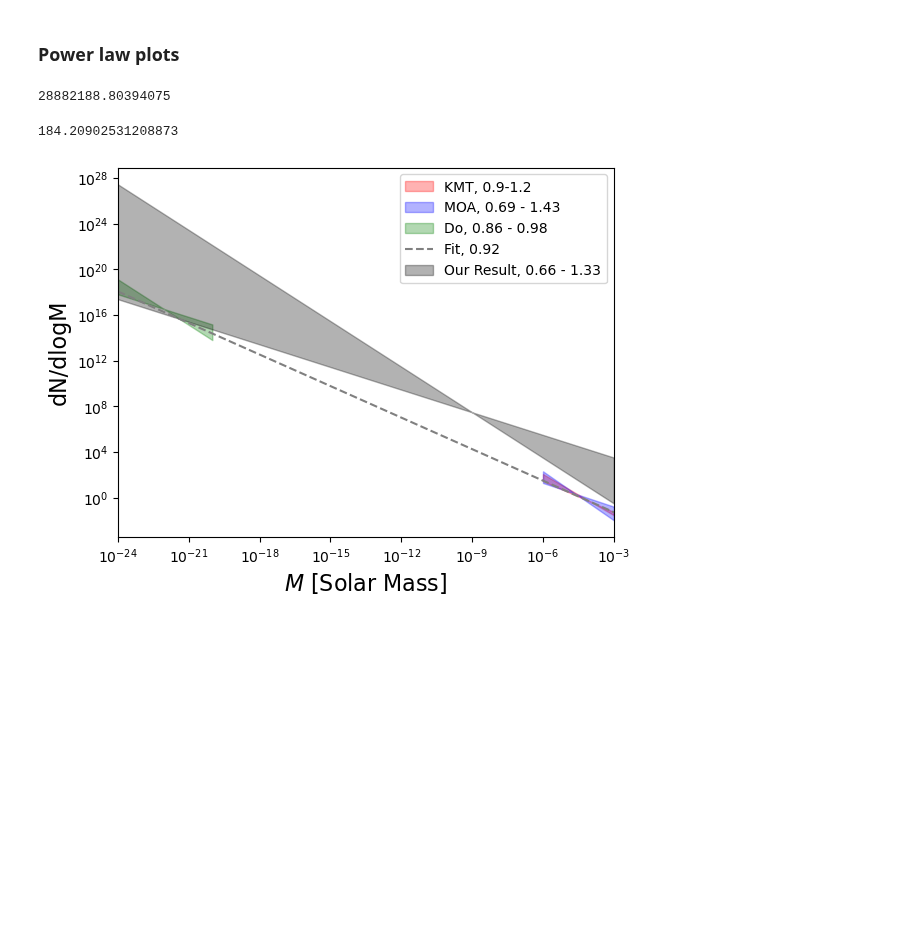
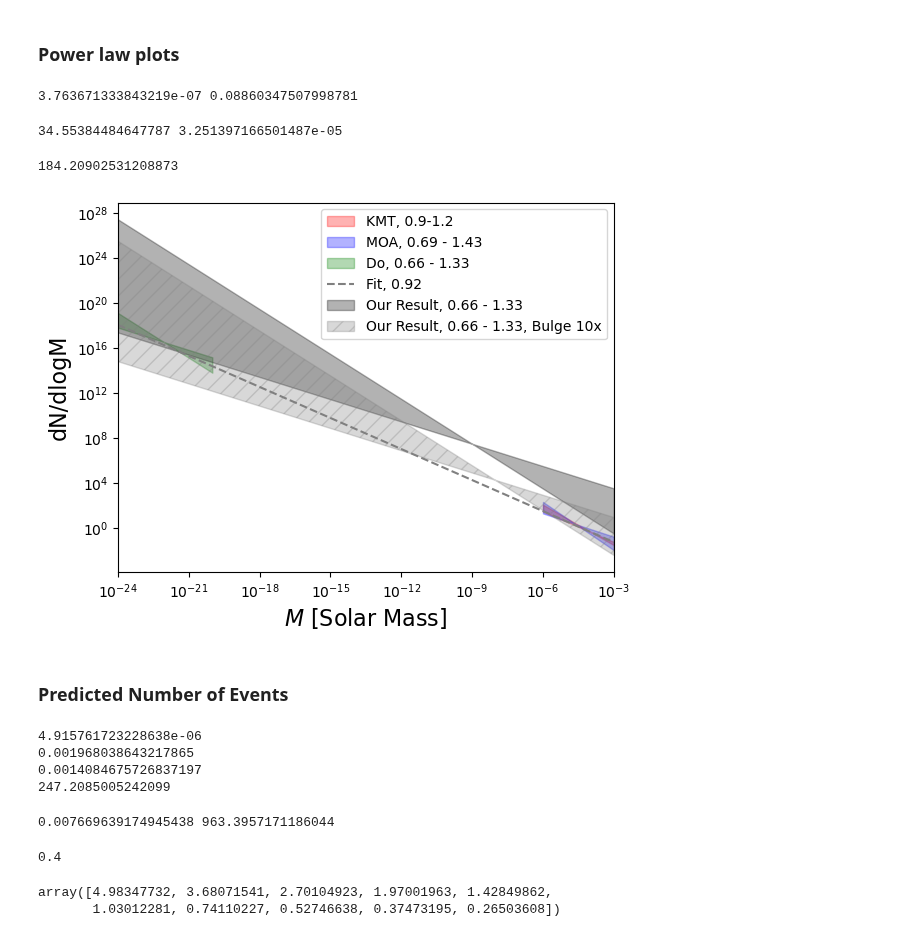
Before and after one commit to NolanSmyth/LensCalcPy, a Jupyter notebook: examples/hsc_ffp.ipynb, the cells around one changed output. Saved outputs shown, nothing was run; the diff lists cells and outputs as text; code cells hidden in the pictures; blank space fills up the shorter version.

Commit message:
New exclusion figures and MW comparison

```diff
--- a/examples/hsc_ffp.ipynb
+++ b/examples/hsc_ffp.ipynb
@@ -25,5 +30,5 @@ s
 # %%
-t_es = np.logspace(-2, 1, 20) #hours
+t_es = np.logspace(-2, 2, 30) #hours
 # %%
 # alpha = 2
 p = 1
@@ -53,7 +58,7 @@ def get_n_events(A, p=1, finite=False):
     s.add_ffp(p)
     diff_rates = s.get_crossing_times_rates_ffp(t_es, finite=finite)
     rate_interp = interp1d(t_es, diff_rates)
-    dnds = quad(rate_interp, ti, tf)[0]
+    dnds = quad(rate_interp, ti, tf*10)[0]
     return s.n_sources*efficiency*dnds*obsTime*A
 
 def get_n_events_parallel(As, p=1, finite=False):
@@ -183,12 +194,19 @@ N_thresh*(1/3e-6)**(-0.9)
 # %%
 confidence_level_threshold = 0.05
 
+#initialize variable Nexp
 Nexp = 1
+#number of observed events
+n_events = 10
 
 # Calculate the cumulative probability until it exceeds the threshold
 while True:
     # cumulative_prob = poisson.pmf(0, Nexp) + poisson.pmf(1, Nexp)
-    cumulative_prob = poisson.pmf(1, Nexp)
+    cumulative_prob = 0
+    for i in range(n_events+1):
+        cumulative_prob += poisson.pmf(i, Nexp)
+
+    # cumulative_prob = poisson.pmf(1, Nexp)
     if cumulative_prob <= confidence_level_threshold:
         break
     Nexp += 0.01
@@ -687,14 +707,19 @@ def get_power_law(p, finite=True):
     m_norm = s.ffp.M_norm
 
     return Z, m_norm
+# %%
+z_133_10_bulge, m_norm_133_10_bulge = get_power_law(p=1.33)
+z_066_10_bulge, m_norm_066_10_bulge = get_power_law(p=0.66)
+# %% [output]
+3.763671333843219e-07 0.08860347507998781
 # %%
 z_133, m_norm_133 = get_power_law(p=1.33)
 # %%
 z_066, m_norm_066 = get_power_law(p=0.66)
-# %%
-5558379826913596.0 * (3e-6)**(1.5)
-# %% [output]
-28882188.80394075
+# %%
+print(z_066,z_133)
+# %% [output]
+34.55384484647787 3.251397166501487e-05
 # %%
 5558379826913596 * nquad(s.ffp.mass_func,[[np.log10(3e-6)-0.5,np.log10(3e-6)+0.5]], opts={'points': [np.log10(1e-15), np.log10(1e-15*1e3)]})[0]
 # %% [output]
@@ -718,42 +743,41 @@ dN_dlogM_arr_fit = np.array([dN_dlogM(0.4, M, 3e-6*38, 0.92) for M in M_arr3])
 dN_dlogM_arr_ours = np.array([dN_dlogM(z_133, M, m_norm_133, 1.33) for M in M_arr3])
 dN_dlogM_arr_ours2 = np.array([dN_dlogM(z_066, M, m_norm_066, 0.66) for M in M_arr3])
 
+dN_dlogM_arr_ours_bulge = np.array([dN_dlogM(z_133_10_bulge, M, m_norm_133_10_bulge, 1.33) for M in M_arr3])
+dN_dlogM_arr_ours_bulge2 = np.array([dN_dlogM(z_066_10_bulge, M, m_norm_066_10_bulge, 0.66) for M in M_arr3])
+
 
 # dN_dlogM_arr_Do = np.array([dN_dlogM(3.3e16, M, 3e-17 * 3e-6, 0.92-0.06) for M in M_arr2])
 # dN_dlogM_arr_Do2 = np.array([dN_dlogM(3.3e16, M, 3e-17 * 3e-6, 0.92+0.06) for M in M_arr2])
 
 
 plt.fill_between(M_arr1, dN_dlogM_arr_KMT, dN_dlogM_arr_KMT2, alpha=0.3, color='red', label='KMT, 0.9-1.2')
 plt.fill_between(M_arr1, dN_dlogM_arr_MOA, dN_dlogM_arr_MOA2, alpha=0.3, color='blue', label='MOA, 0.69 - 1.43')
-plt.fill_between(M_arr2, dN_dlogM_arr_Do, dN_dlogM_arr_Do2, alpha=0.3, color='green', label='Do, 0.86 - 0.98')
+plt.fill_between(M_arr2, dN_dlogM_arr_Do, dN_dlogM_arr_Do2, alpha=0.3, color='green', label='Do, 0.66 - 1.33')
 
 plt.plot(M_arr3, dN_dlogM_arr_fit, color='gray', label='Fit, 0.92', ls='--')
 
 plt.fill_between(M_arr3, dN_dlogM_arr_ours, dN_dlogM_arr_ours2, alpha=0.3, color='black', label='Our Result, 0.66 - 1.33')
-# plt.fill_between(M_arr3, dN_dlogM_arr_ours*0.1, dN_dlogM_arr_ours2*0.1, alpha=0.3, color='black', label='10x Result, 0.66 - 1.33')
+plt.fill_between(M_arr3, dN_dlogM_arr_ours_bulge, dN_dlogM_arr_ours_bulge2, alpha=0.3, color='gray', label='Our Result, 0.66 - 1.33, Bulge 10x', hatch='//')
 
 
 # plt.axvline(1e-9, color='black', ls='--')
 # plt.axvline(1e-5, color='black', ls='--')
-
-
-# plt.plot([3e-6, 1e-10], [1.5e4, 2e8], color='black', label='Ours Rough, p=1')
-# plt.plot([3e-6, 1e-10], [283847, 75997721], color='black', label='Ours Rough, p=1')
-# plt.plot([3e-6, 1e-10], [176, 175771403], color='black', label='Ours Rough, p=1')
-
 
 plt.xscale('log')
 plt.yscale('log')
 
 plt.legend()
 
 plt.xlim(min(M_arr2), max(M_arr1))
 
 plt.xlabel(r"$M$ [Solar Mass]", fontsize=16)
 plt.ylabel('dN/dlogM', fontsize=16)
 
 # plt.xlim(1e-7, 1e-1)
 
 plt.show()
 # %% [output]
-[figure, old version]
+[figure, new version]
+# %% [markdown]
+### Predicted Number of Events
@@ -759,0 +787,23 @@ plt.show()
+# %%
+z_090_10_bulge_38earth = z_090_10_bulge*(3e-6*38)**(-1.33)
+z_120_10_bulge_38earth = z_120_10_bulge*(3e-6*38)**(-0.66)
+
+print(z_120_10_bulge)
+print(z_120_10_bulge_38earth)
+print(z_090_10_bulge)
+print(z_090_10_bulge_38earth)
+# %% [output]
+4.915761723228638e-06
+0.001968038643217865
+0.0014084675726837197
+247.2085005242099
+# %%
+num_events_kmt_090 = 4.74*KMT_Z/z_090_10_bulge_38earth
+num_events_kmt_120 = 4.74*KMT_Z/z_120_10_bulge_38earth
+print(num_events_kmt_090, num_events_kmt_120)
+# %% [output]
+0.007669639174945438 963.3957171186044
+# %%
+KMT_Z
+# %% [output]
+0.4
@@ -759,0 +821,5 @@ plt.show()
+# %%
+1/(num_events_kmt_arr/KMT_Z/4.74)
+# %% [output]
+array([4.98347732, 3.68071541, 2.70104923, 1.97001963, 1.42849862,
+       1.03012281, 0.74110227, 0.52746638, 0.37473195, 0.26503608])
```
Also changed, not shown: parts of 9 cells of this notebook, 10 other files.
